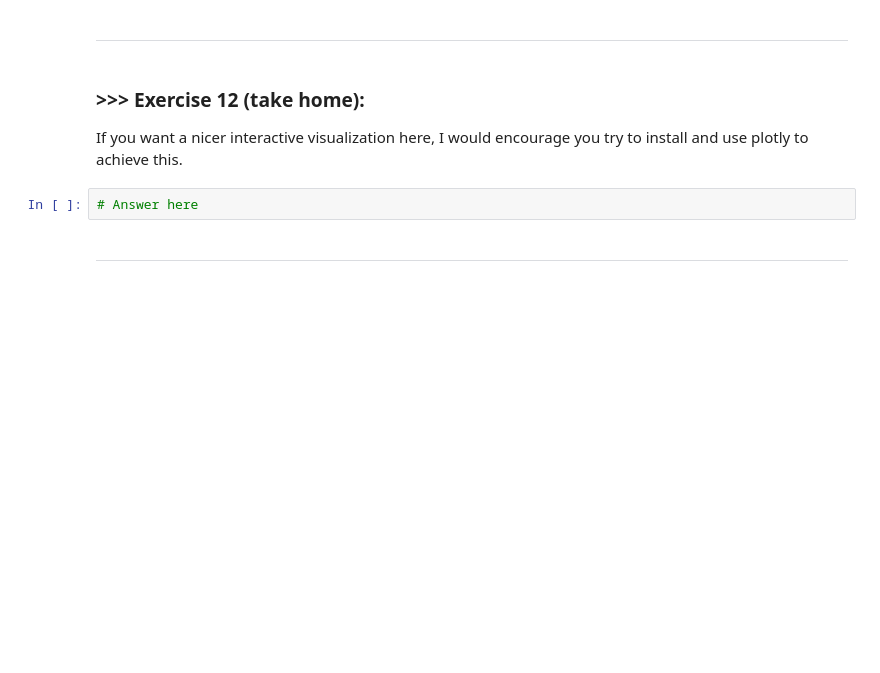
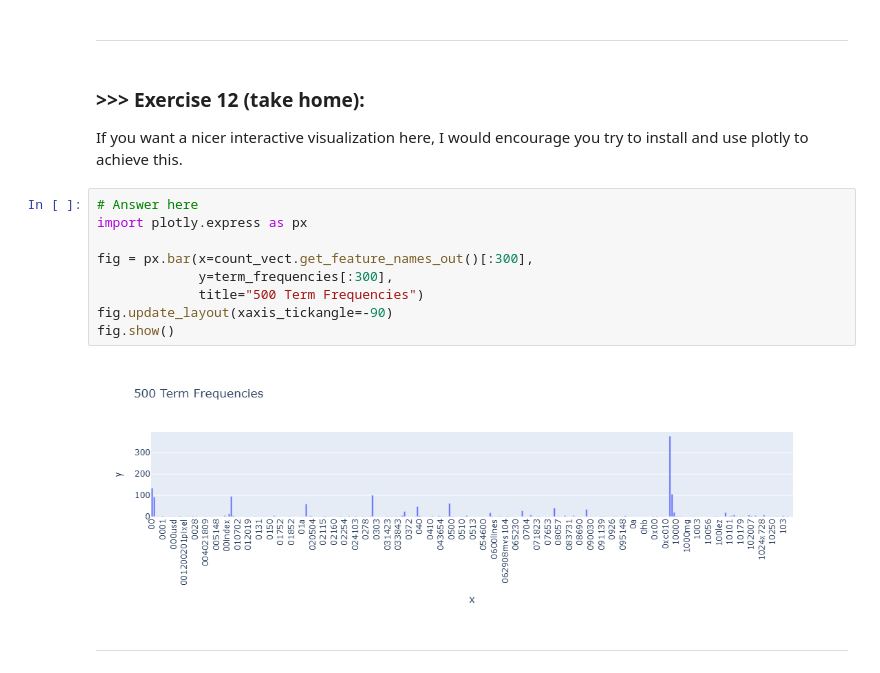
Before and after one commit to Nimomohamed-you/DM2025-Lab1-Exercise, a Jupyter notebook: DM2025-Lab1-Master.ipynb, the cells around one changed output. Drawn from its saved outputs; the diff is of its cells as text; blank space fills up the shorter version.

```diff
--- a/DM2025-Lab1-Master.ipynb
+++ b/DM2025-Lab1-Master.ipynb
@@ -1122,8 +1166,17 @@ g.set_xticklabels(count_vect.get_feature_names_out()[:300], rotation = 90);
 # %% [markdown]
 ### >>> **Exercise 12 (take home):**
 If you want a nicer interactive visualization here, I would encourage you try to install and use plotly to achieve this.
-# %%
-# Answer here
+# %%
+# Answer here
+import plotly.express as px
+
+fig = px.bar(x=count_vect.get_feature_names_out()[:300],
+             y=term_frequencies[:300],
+             title="500 Term Frequencies")
+fig.update_layout(xaxis_tickangle=-90)
+fig.show()
+# %% [output]
+[figure, added]
 # %% [markdown]
 ---
 # %% [markdown]
```
Also changed, not shown: parts of 29 cells of this notebook, 1 other file.
